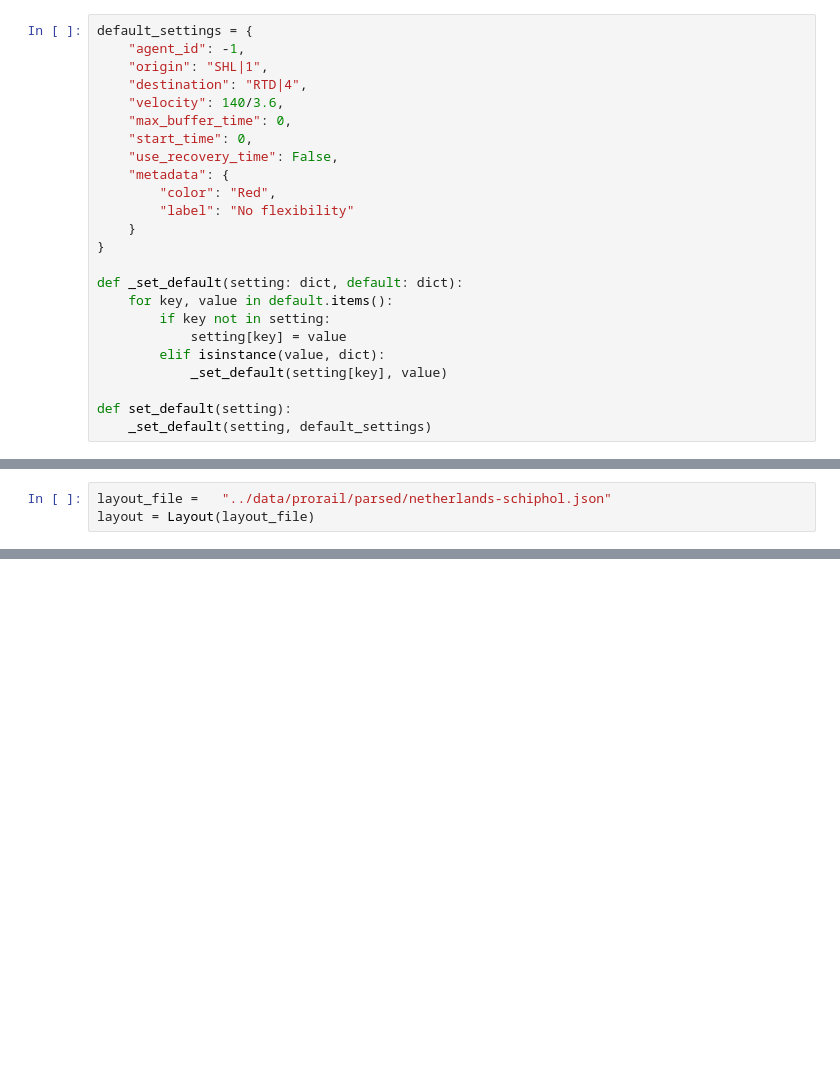
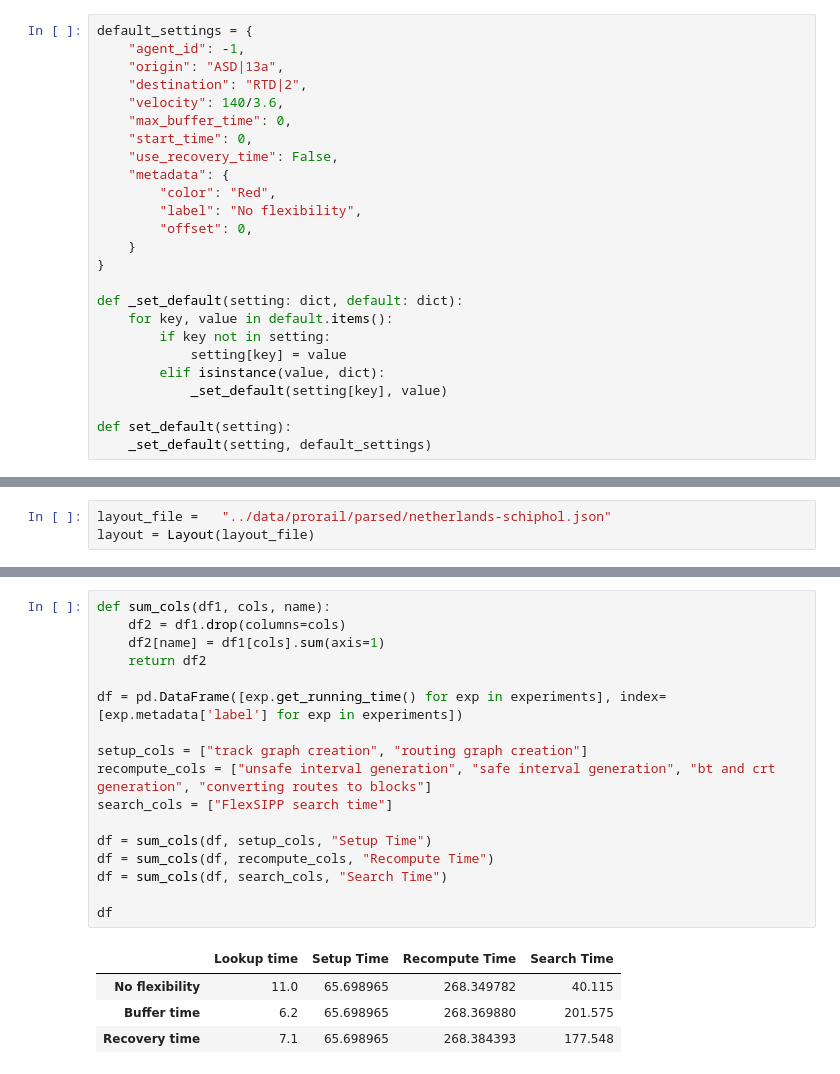
Before and after one commit to GoodGuyMe/delay-replanning-slack, a Jupyter notebook: experiments/blocking_experiments.ipynb, the cells around one changed output, grey strips where cells are left out. Drawn from its saved outputs; the diff is of its cells as text; blank space fills up the shorter version.

```diff
--- a/experiments/blocking_experiments.ipynb
+++ b/experiments/blocking_experiments.ipynb
@@ -157,15 +182,16 @@ def run_experiments(exps: list[Experiment], timeout):
 # %%
 default_settings = {
     "agent_id": -1,
-    "origin": "SHL|1",
-    "destination": "RTD|4",
+    "origin": "ASD|13a",
+    "destination": "RTD|2",
     "velocity": 140/3.6,
     "max_buffer_time": 0,
     "start_time": 0,
     "use_recovery_time": False,
     "metadata": {
         "color": "Red",
-        "label": "No flexibility"
+        "label": "No flexibility",
+        "offset": 0,
     }
 }
 
@@ -257,0 +324,22 @@ for experiment in experiments:
+# %%
+def sum_cols(df1, cols, name):
+    df2 = df1.drop(columns=cols)
+    df2[name] = df1[cols].sum(axis=1)
+    return df2
+
+df = pd.DataFrame([exp.get_running_time() for exp in experiments], index=[exp.metadata['label'] for exp in experiments])
+
+setup_cols = ["track graph creation", "routing graph creation"]
+recompute_cols = ["unsafe interval generation", "safe interval generation", "bt and crt generation", "converting routes to blocks"]
+search_cols = ["FlexSIPP search time"]
+
+df = sum_cols(df, setup_cols, "Setup Time")
+df = sum_cols(df, recompute_cols, "Recompute Time")
+df = sum_cols(df, search_cols, "Search Time")
+
+df
+# %% [output]
+|  | Lookup time | Setup Time | Recompute Time | Search Time |
+| No flexibility | 11.0 | 65.698965 | 268.349782 | 40.115 |
+| Buffer time | 6.2 | 65.698965 | 268.369880 | 201.575 |
+| Recovery time | 7.1 | 65.698965 | 268.384393 | 177.548 |
```
Also changed, not shown: parts of 13 cells of this notebook, 6 other files.
